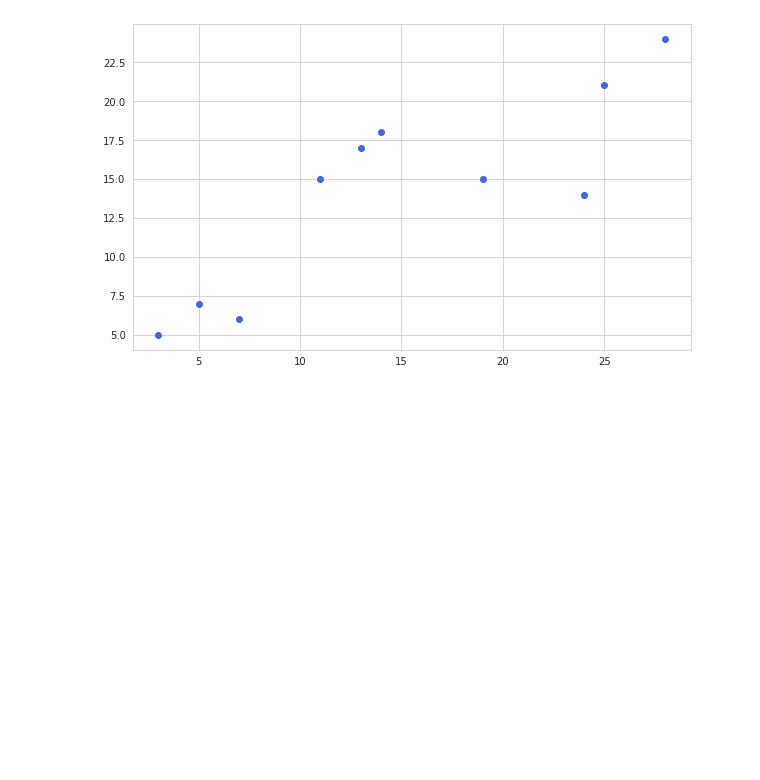
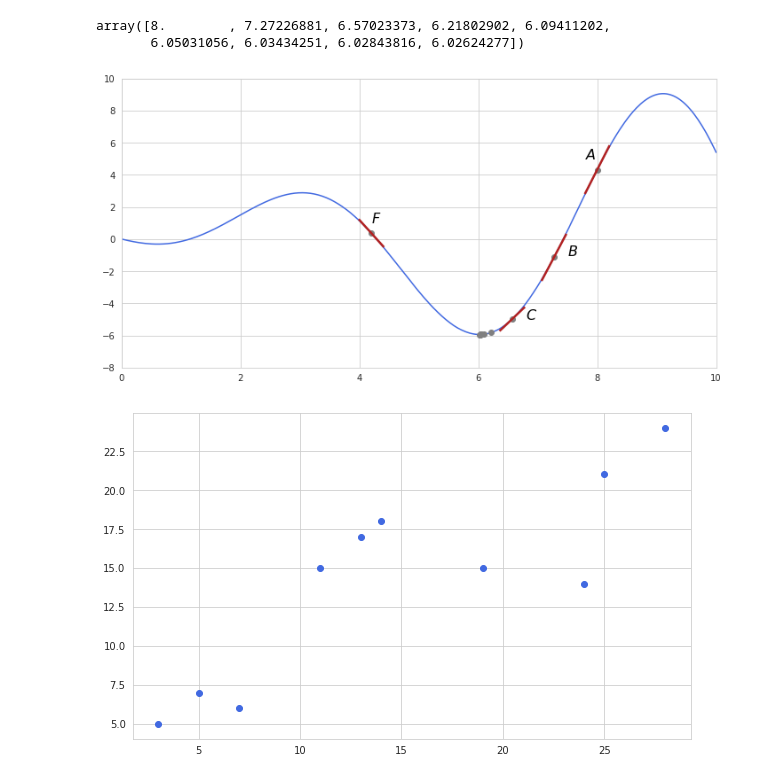
Before and after one commit to vzahorui/vzahorui.github.io, a Jupyter notebook: jupyter_notebooks/regression/gradient_descent.ipynb, the cells around one changed output. Drawn from its saved outputs; the diff is of its cells as text; code cells hidden in the pictures; blank space fills up the shorter version.

Commit message:
gradient descentoverhaul

```diff
--- a/jupyter_notebooks/regression/gradient_descent.ipynb
+++ b/jupyter_notebooks/regression/gradient_descent.ipynb
@@ -4,3 +5,8 @@ import matplotlib.pyplot as plt
 import seaborn as sns
 
 %matplotlib inline
+# %%
+x = np.linspace(0, 10, 300)
+
+def func(x):
+    return x*np.cos((x-9))
@@ -7,3 +42,35 @@ import seaborn as sns
+# %%
+gradient_descent(func, 8, 0.1, 0.001)
+# %% [output]
+array([8.        , 7.27226881, 6.57023373, 6.21802902, 6.09411202,
+       6.05031056, 6.03434251, 6.02843816, 6.02624277])
+# %%
+with sns.axes_style("whitegrid"):
+    fig, ax = plt.subplots(figsize=(12,6))
+
+# function
+ax.plot(x, func(x), color='royalblue')
+
+gr_desc_points = gradient_descent(func, 8, 0.1, 0.001)
+ax.scatter(gr_desc_points, func(gr_desc_points), color='grey', zorder=5)
+
+# plot example of a slope at points
+ax.plot([7.8, 8.2], get_slope([7.8, 8.2], 8), color='firebrick', linewidth=2.5, zorder=6)
+ax.text(7.8, 5, '$A$', size=16)
+ax.plot([7.072, 7.472], get_slope([7.072, 7.472], 7.272), color='firebrick', linewidth=2.5, zorder=6)
+ax.text(7.5, -1, '$B$', size=16)
+ax.plot([6.37, 6.77], get_slope([6.37, 6.77], 6.57), color='firebrick', linewidth=2.5, zorder=6)
+ax.text(6.8, -5, '$C$', size=16)
+
+ax.scatter([4.2], func(4.2), color='grey', zorder=5)
+ax.plot([4, 4.4], get_slope([4, 4.4], 4.2), color='firebrick', linewidth=2.5, zorder=6)
+ax.text(4.2, 1, '$F$', size=16)
+
+ax.set_xlim(0, 10)
+ax.set_ylim(-8, 10)
+plt.savefig('../../assets/images/optimization/gradient_descent_example.png', bbox_inches='tight');
+# %% [output]
+[figure, added]
 # %%
 with sns.axes_style("whitegrid"):
     fig, ax = plt.subplots(figsize=(10,6))
```
Also changed, not shown: parts of 9 cells of this notebook, 9 other files.
